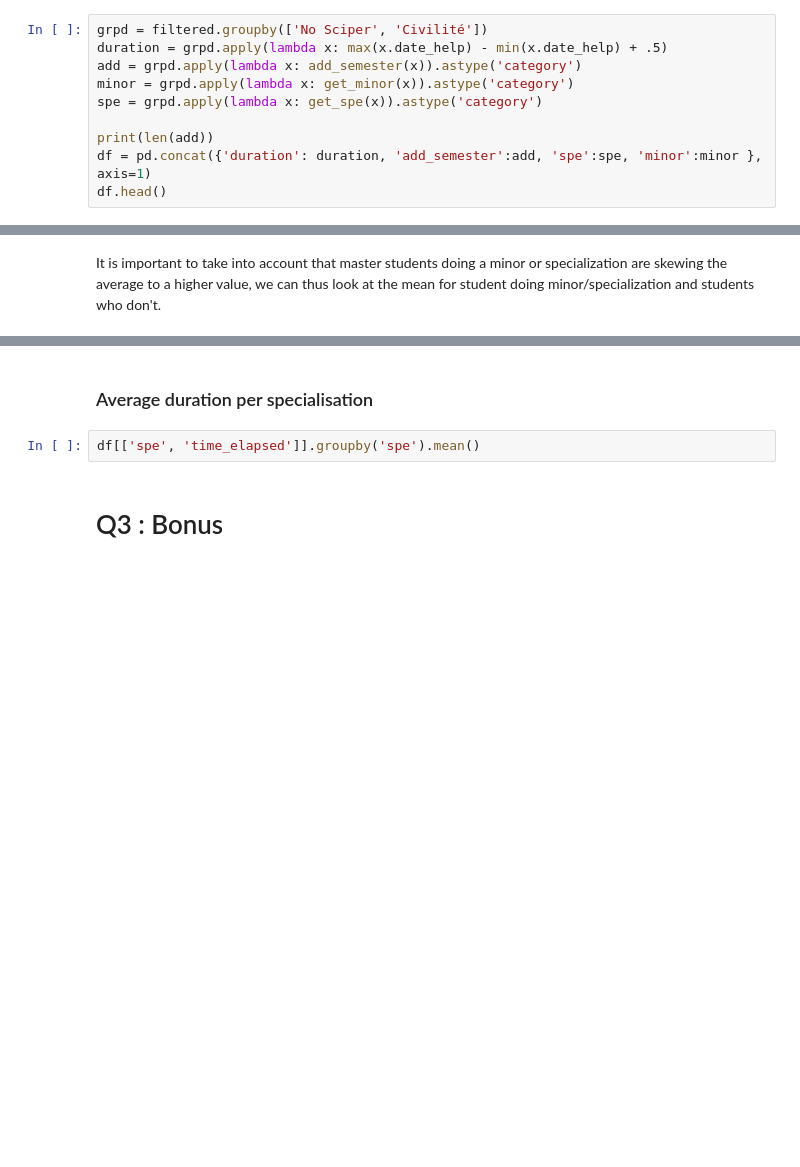
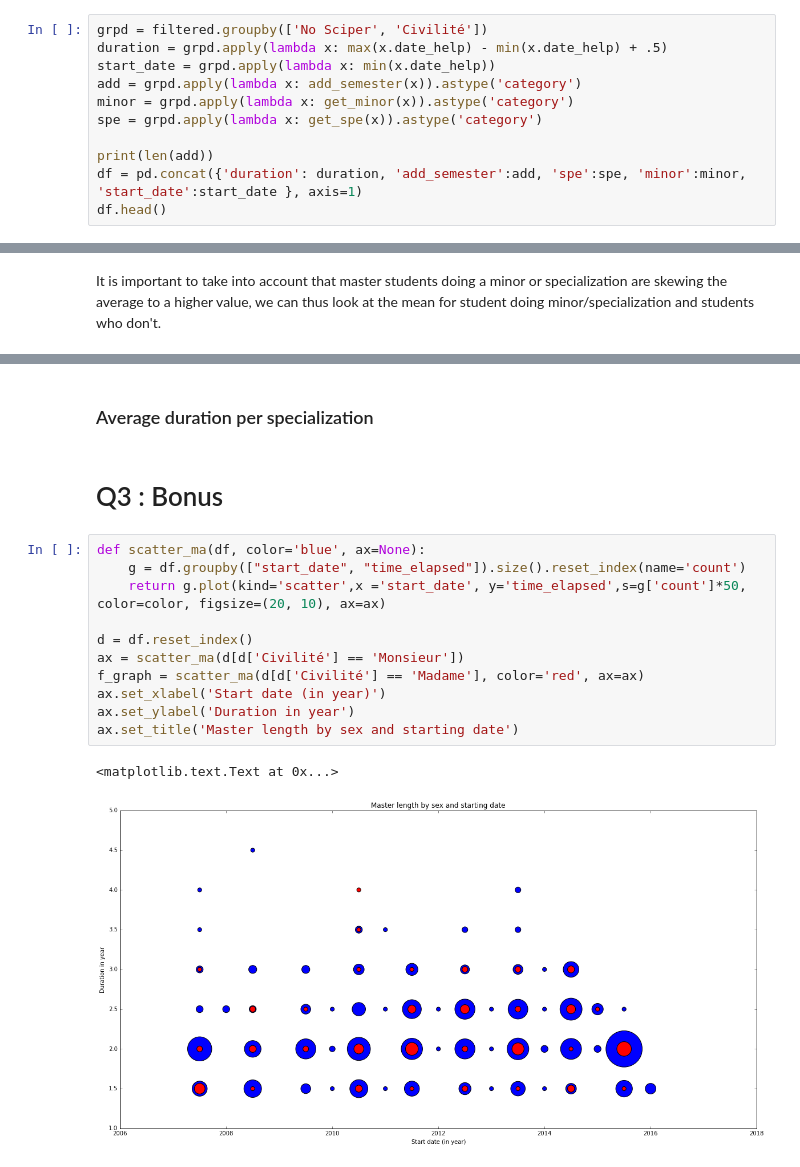
Before and after one commit to onanypoint/ADA-Homework, a Jupyter notebook: 02 - Data from the Web/Data from the web.ipynb, the cells around one changed output, grey strips where cells are left out. Cells and saved outputs as stored; diff of their text form; blank space fills up the shorter version.

```diff
--- a/02 - Data from the Web/Data from the web.ipynb
+++ b/02 - Data from the Web/Data from the web.ipynb
@@ -294,10 +365,11 @@ filtered.sort_values('No Sciper').head()
 # %%
 grpd = filtered.groupby(['No Sciper', 'Civilité'])
 duration = grpd.apply(lambda x: max(x.date_help) - min(x.date_help) + .5)
+start_date = grpd.apply(lambda x: min(x.date_help))
 add = grpd.apply(lambda x: add_semester(x)).astype('category')
 minor = grpd.apply(lambda x: get_minor(x)).astype('category')
 spe = grpd.apply(lambda x: get_spe(x)).astype('category')
 
 print(len(add))
-df = pd.concat({'duration': duration, 'add_semester':add, 'spe':spe, 'minor':minor }, axis=1)
+df = pd.concat({'duration': duration, 'add_semester':add, 'spe':spe, 'minor':minor, 'start_date':start_date }, axis=1)
 df.head()
@@ -331,6 +430,18 @@ print("  Avergage stay: {} semesters".format(avg_master_s*2))
 # %% [markdown]
-### Average duration per specialisation
+### Average duration per specialization
-# %%
-df[['spe', 'time_elapsed']].groupby('spe').mean()
 # %% [markdown]
 # Q3 : Bonus
+# %%
+def scatter_ma(df, color='blue', ax=None):
+    g = df.groupby(["start_date", "time_elapsed"]).size().reset_index(name='count')
+    return g.plot(kind='scatter',x ='start_date', y='time_elapsed',s=g['count']*50, color=color, figsize=(20, 10), ax=ax)
+
+d = df.reset_index()
+ax = scatter_ma(d[d['Civilité'] == 'Monsieur'])
+f_graph = scatter_ma(d[d['Civilité'] == 'Madame'], color='red', ax=ax)
+ax.set_xlabel('Start date (in year)')
+ax.set_ylabel('Duration in year')
+ax.set_title('Master length by sex and starting date')
+# %% [output]
+<matplotlib.text.Text at 0x...>
+[figure, added]
```
Also changed, not shown: parts of 19 cells of this notebook.
